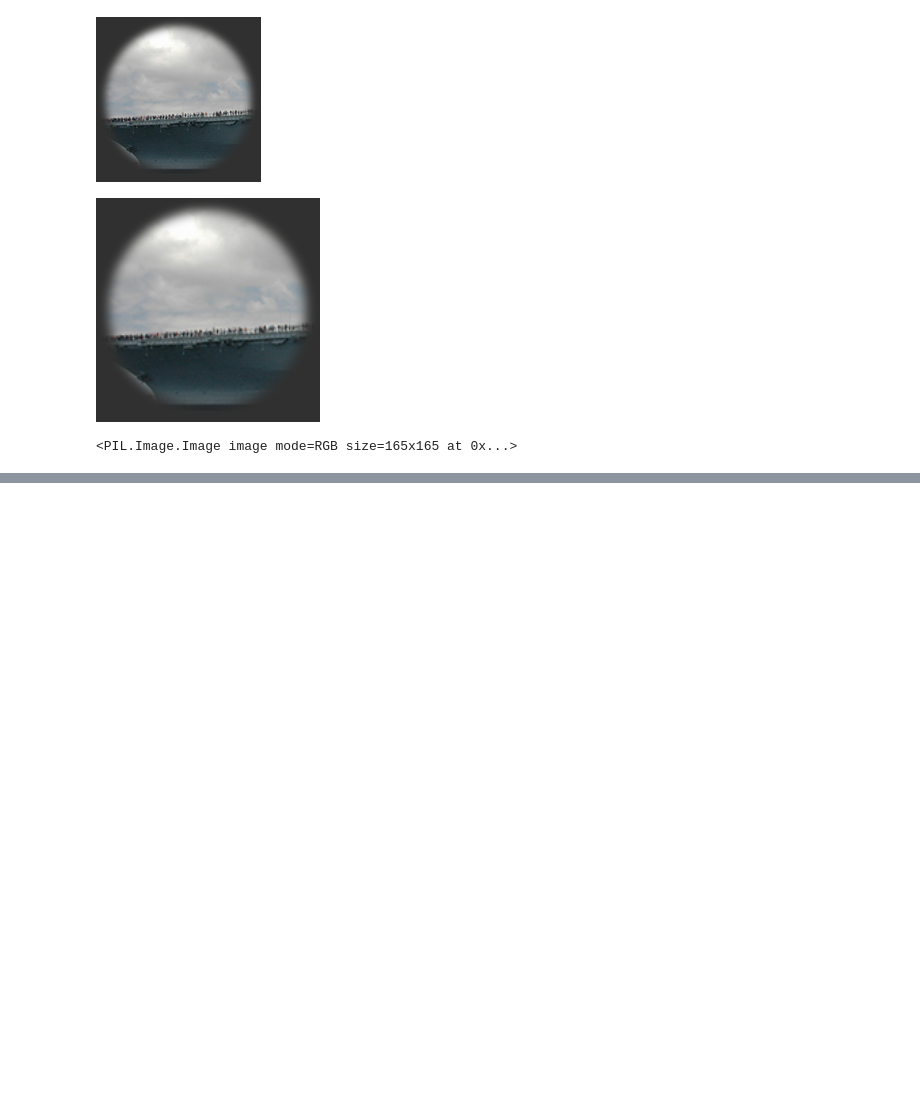
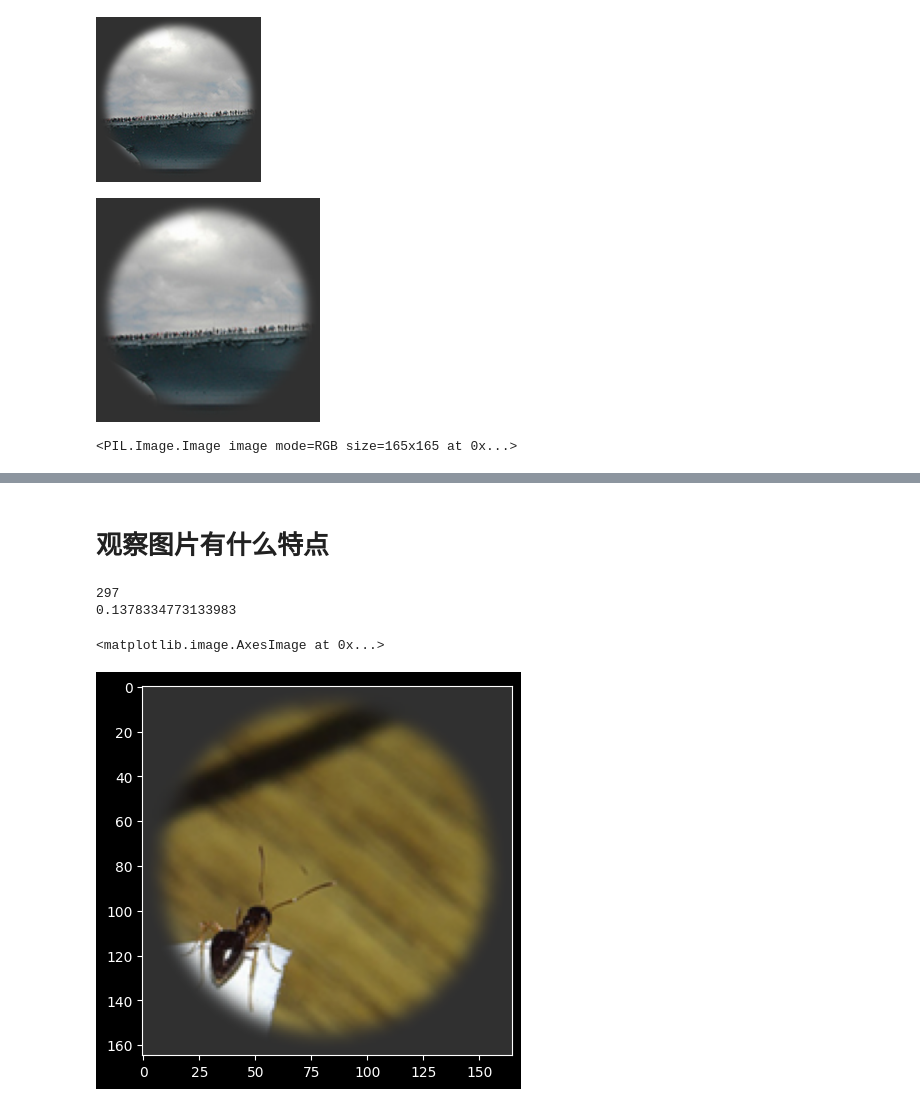
Before and after one commit to YCHuang0610/One_photon_macaque_CNN, a Jupyter notebook: test.ipynb, the cells around one changed output, grey strips where cells are left out. Cells and saved outputs as stored; diff of their text form; code cells hidden in the pictures; blank space fills up the shorter version.

```diff
--- a/test.ipynb
+++ b/test.ipynb
@@ -54,0 +130,16 @@ print(image)
+# %% [markdown]
+# 观察图片有什么特点
+# %%
+# 找到第几张图片的相关系数最小
+min_index = np.argmin(correlation)
+print(min_index)
+print(correlation[min_index])
+# 显示这张图片
+from PIL import Image
+image = Image.open(te_image_path_list[min_index]).convert('RGB')
+plt.imshow(image)
+# %% [output]
+297
+0.1378334773133983
+<matplotlib.image.AxesImage at 0x...>
+[figure, added]
```
Also changed, not shown: parts of 20 cells of this notebook, 7 other files.
